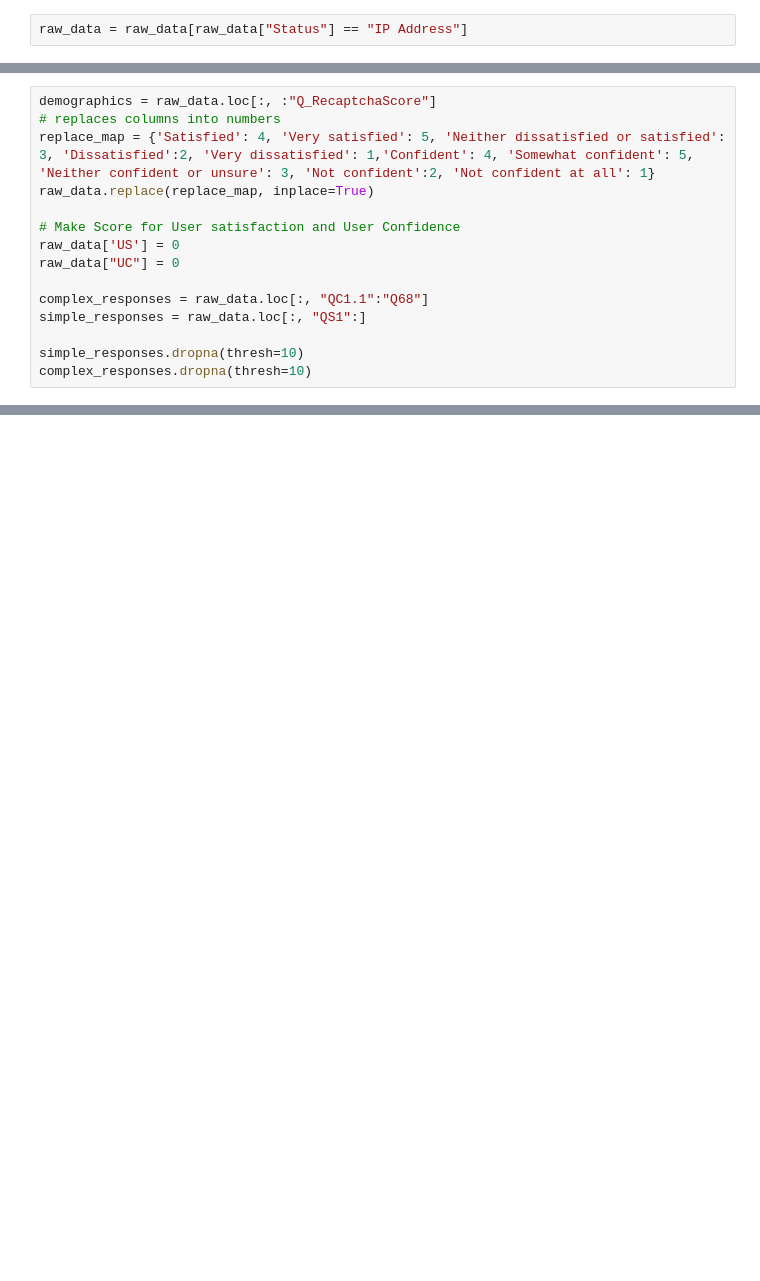
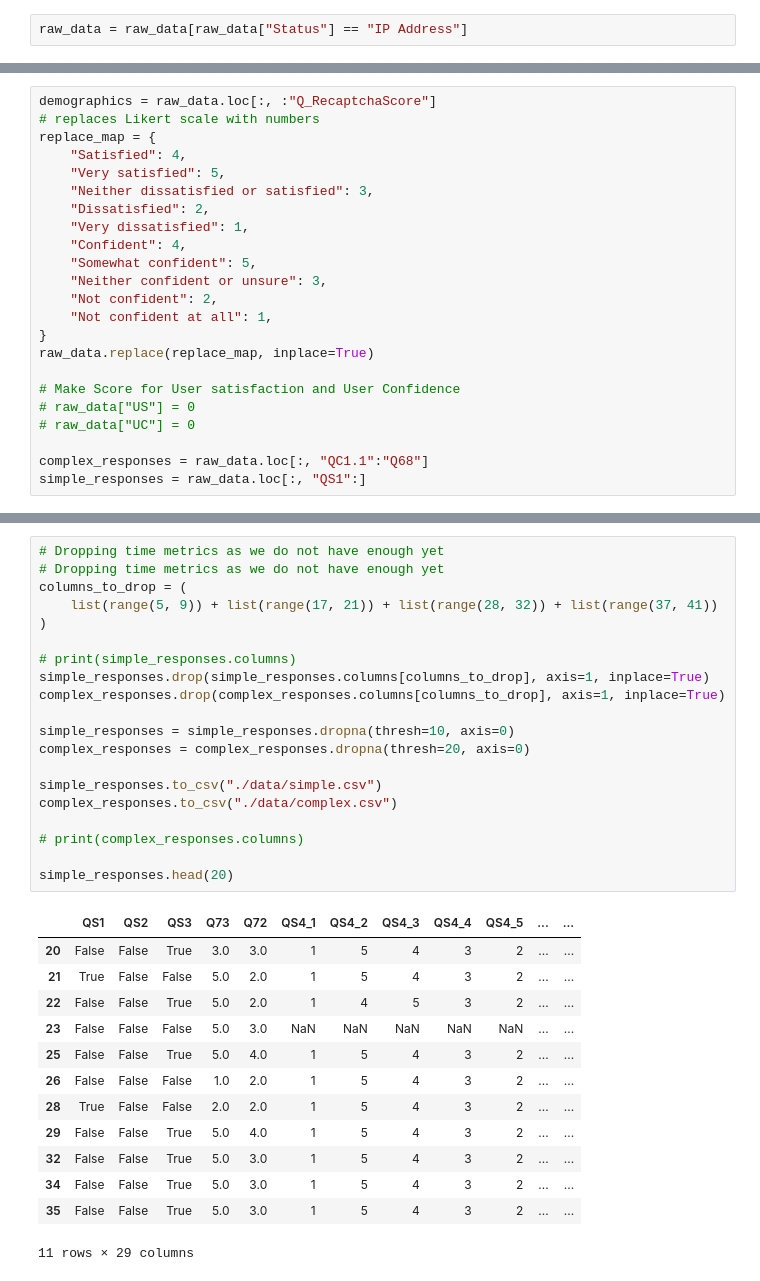
Before and after one commit to Roestenburg-J/arm_analysis, a Jupyter notebook: analysis.ipynb, the cells around one changed output, grey strips where cells are left out. Saved outputs shown, nothing was run; the diff lists cells and outputs as text; blank space fills up the shorter version.

```diff
--- a/analysis.ipynb
+++ b/analysis.ipynb
@@ -41,15 +43,23 @@ raw_data.drop(
 # %%
 demographics = raw_data.loc[:, :"Q_RecaptchaScore"]
-# replaces columns into numbers
-replace_map = {'Satisfied': 4, 'Very satisfied': 5, 'Neither dissatisfied or satisfied': 3, 'Dissatisfied':2, 'Very dissatisfied': 1,'Confident': 4, 'Somewhat confident': 5, 'Neither confident or unsure': 3, 'Not confident':2, 'Not confident at all': 1}
+# replaces Likert scale with numbers
+replace_map = {
+    "Satisfied": 4,
+    "Very satisfied": 5,
+    "Neither dissatisfied or satisfied": 3,
+    "Dissatisfied": 2,
+    "Very dissatisfied": 1,
+    "Confident": 4,
+    "Somewhat confident": 5,
+    "Neither confident or unsure": 3,
+    "Not confident": 2,
+    "Not confident at all": 1,
+}
 raw_data.replace(replace_map, inplace=True)
 
 # Make Score for User satisfaction and User Confidence
-raw_data['US'] = 0
-raw_data["UC"] = 0
+# raw_data["US"] = 0
+# raw_data["UC"] = 0
 
 complex_responses = raw_data.loc[:, "QC1.1":"Q68"]
 simple_responses = raw_data.loc[:, "QS1":]
-
-simple_responses.dropna(thresh=10)
-complex_responses.dropna(thresh=10)
@@ -66,2 +69,36 @@ complex_responses.dropna(thresh=10)
+# %%
+# Dropping time metrics as we do not have enough yet
+# Dropping time metrics as we do not have enough yet
+columns_to_drop = (
+    list(range(5, 9)) + list(range(17, 21)) + list(range(28, 32)) + list(range(37, 41))
+)
+
+# print(simple_responses.columns)
+simple_responses.drop(simple_responses.columns[columns_to_drop], axis=1, inplace=True)
+complex_responses.drop(complex_responses.columns[columns_to_drop], axis=1, inplace=True)
+
+simple_responses = simple_responses.dropna(thresh=10, axis=0)
+complex_responses = complex_responses.dropna(thresh=20, axis=0)
+
+simple_responses.to_csv("./data/simple.csv")
+complex_responses.to_csv("./data/complex.csv")
+
+# print(complex_responses.columns)
+
+simple_responses.head(20)
+# %% [output]
+|  | QS1 | QS2 | QS3 | Q73 | Q72 | QS4_1 | QS4_2 | QS4_3 | QS4_4 | QS4_5 | ... | ... |
+| 20 | False | False | True | 3.0 | 3.0 | 1 | 5 | 4 | 3 | 2 | ... | ... |
+| 21 | True | False | False | 5.0 | 2.0 | 1 | 5 | 4 | 3 | 2 | ... | ... |
+| 22 | False | False | True | 5.0 | 2.0 | 1 | 4 | 5 | 3 | 2 | ... | ... |
+| 23 | False | False | False | 5.0 | 3.0 | NaN | NaN | NaN | NaN | NaN | ... | ... |
+| 25 | False | False | True | 5.0 | 4.0 | 1 | 5 | 4 | 3 | 2 | ... | ... |
+| 26 | False | False | False | 1.0 | 2.0 | 1 | 5 | 4 | 3 | 2 | ... | ... |
+| 28 | True | False | False | 2.0 | 2.0 | 1 | 5 | 4 | 3 | 2 | ... | ... |
+| 29 | False | False | True | 5.0 | 4.0 | 1 | 5 | 4 | 3 | 2 | ... | ... |
+| 32 | False | False | True | 5.0 | 3.0 | 1 | 5 | 4 | 3 | 2 | ... | ... |
+| 34 | False | False | True | 5.0 | 3.0 | 1 | 5 | 4 | 3 | 2 | ... | ... |
+| 35 | False | False | True | 5.0 | 3.0 | 1 | 5 | 4 | 3 | 2 | ... | ... |
+11 rows × 29 columns
 # %%
 answer_sheet = pd.read_excel("./data/answer_sheet.xlsx")
```
Also changed, not shown: parts of 18 cells of this notebook, 5 other files.
